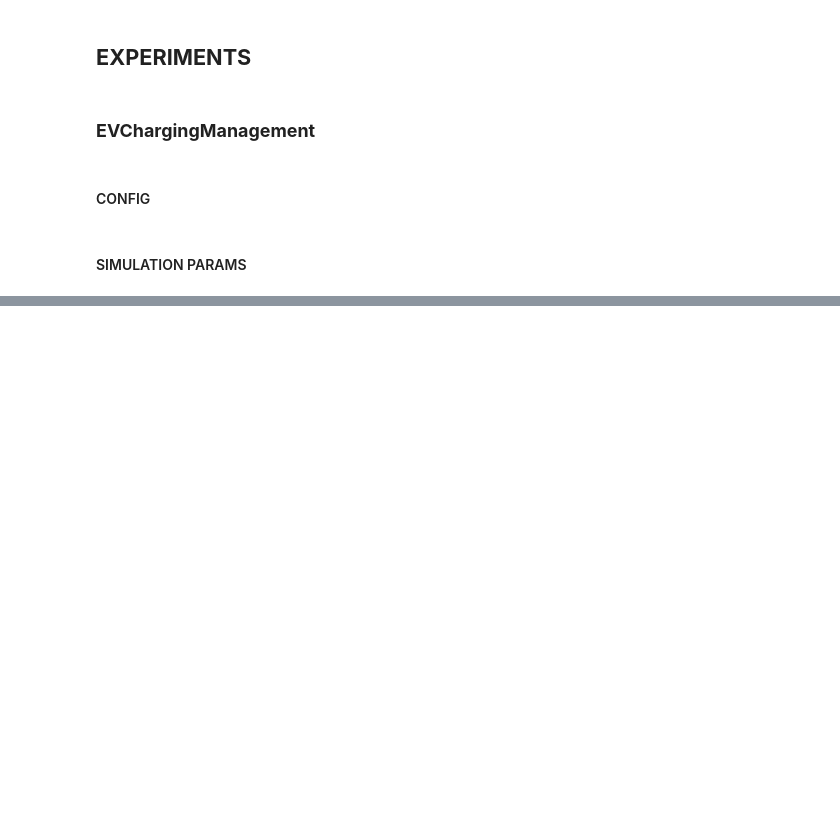
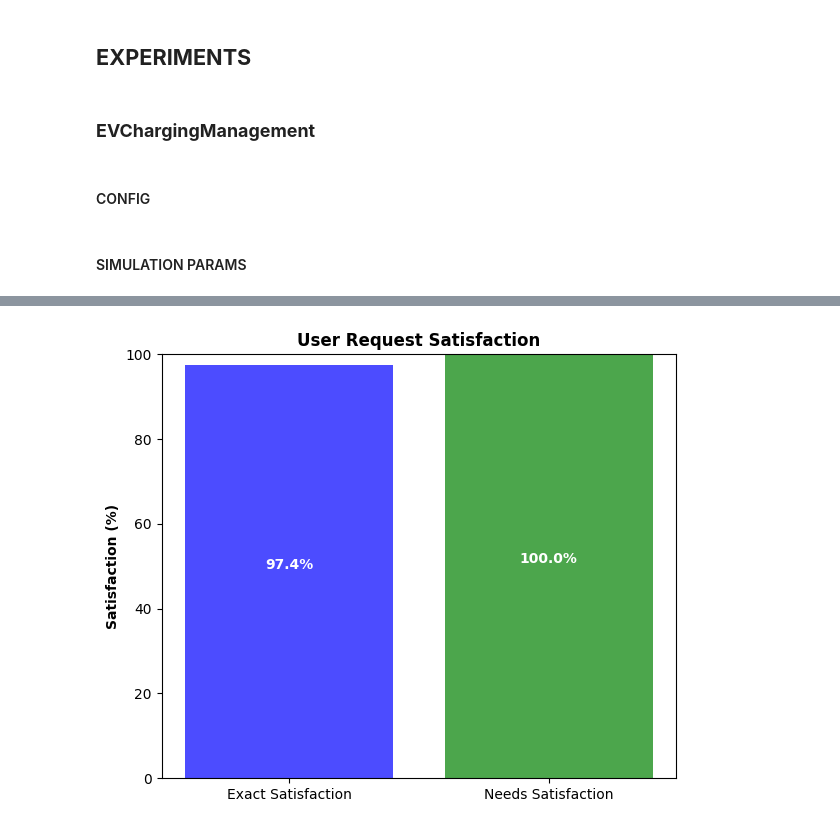
Before and after one commit to Fatoumata7/EVChargingManagement, a Jupyter notebook: results/EVChargingManagement.ipynb, the cells around one changed output, grey strips where cells are left out. Drawn from its saved outputs; the diff is of its cells as text; code cells hidden in the pictures; blank space fills up the shorter version.

```diff
--- a/results/EVChargingManagement.ipynb
+++ b/results/EVChargingManagement.ipynb
@@ -303,0 +316,4 @@ simulation.run(file=simulation_file)
+# %%
+plot_user_satisfaction(greedy_simulation.metrics)
+# %% [output]
+[figure, added]
```
Also changed, not shown: parts of 29 cells of this notebook, 5 other files.
